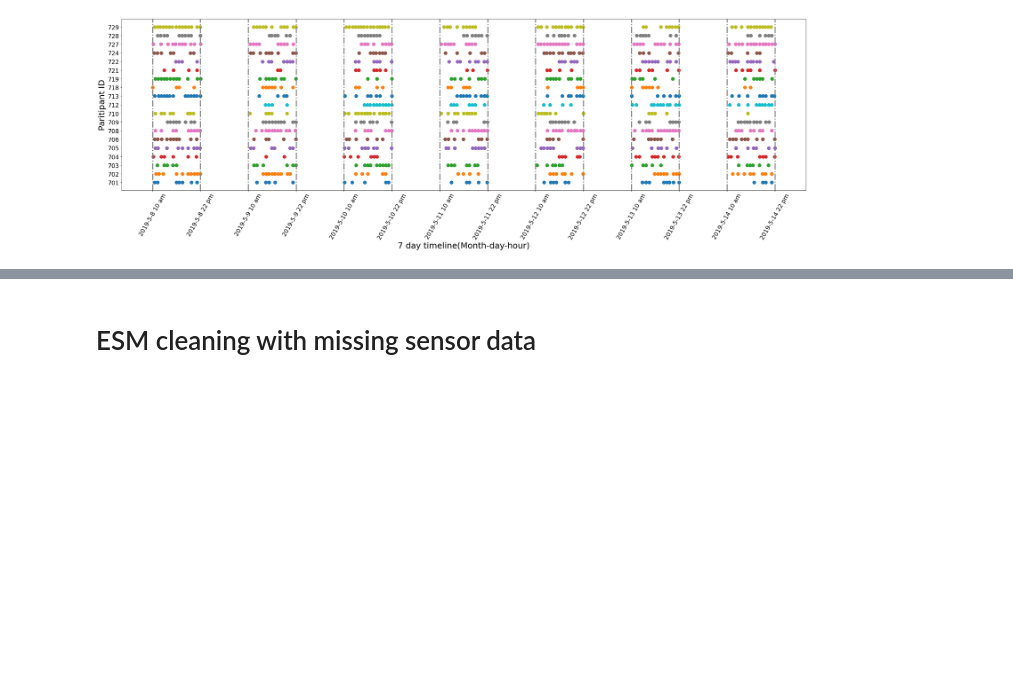
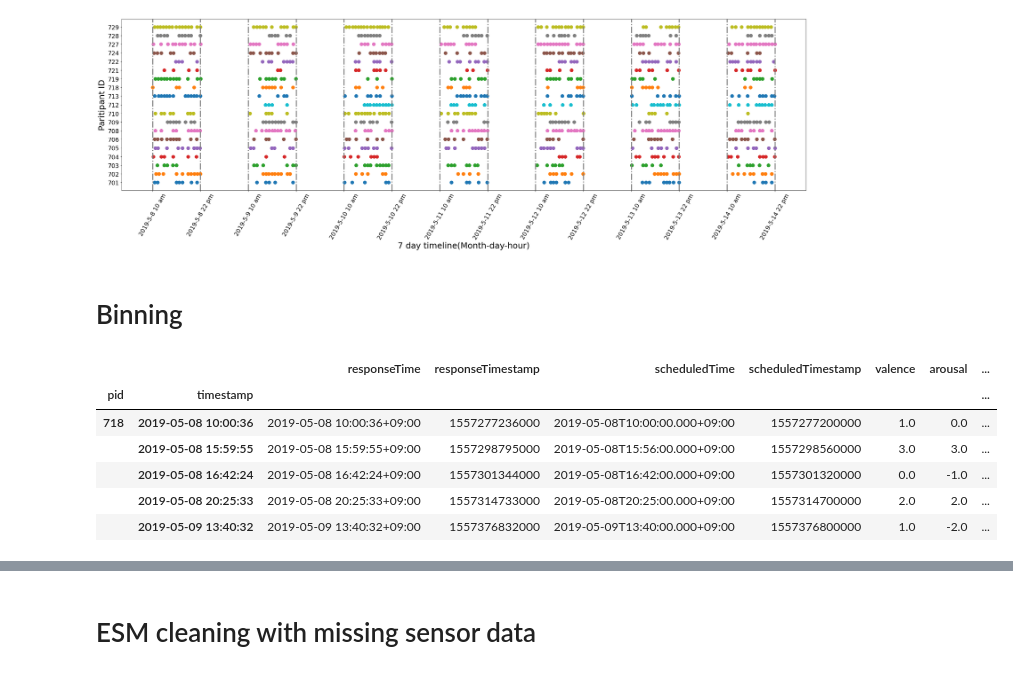
Before and after one commit to Jumabek/receptivity, a Jupyter notebook: eda/outcome_variable.ipynb, the cells around one changed output, grey strips where cells are left out. Cells and saved outputs as stored; diff of their text form; code cells hidden in the pictures; blank space fills up the shorter version.

```diff
--- a/eda/outcome_variable.ipynb
+++ b/eda/outcome_variable.ipynb
@@ -287,3 +283,30 @@ for groupname in groups.keys():
 [figure]
 [figure]
 [figure]
+# %% [markdown]
+# Binning
+# %%
+
+LABEL_DTYPES = {
+            'valence':float
+            ,'arousal': float
+            ,'attention': float
+            ,'stress': float
+            ,'duration': float
+            ,'change': float
+            , 'pid':str
+        }
+labels = pd.read_csv(join(DATAROOT,'cleaned_esm_data.csv'),
+ dtype=LABEL_DTYPES,
+                     parse_dates=['timestamp'])
+
+labels.set_index(['pid','timestamp'], inplace=True)
+labels.head()
+# %% [output]
+|  |  | responseTime | responseTimestamp | scheduledTime | scheduledTimestamp | valence | arousal | ... |
+| pid | timestamp |  |  |  |  |  |  | ... |
+| 718 | 2019-05-08 10:00:36 | 2019-05-08 10:00:36+09:00 | 1557277236000 | 2019-05-08T10:00:00.000+09:00 | 1557277200000 | 1.0 | 0.0 | ... |
+|  | 2019-05-08 15:59:55 | 2019-05-08 15:59:55+09:00 | 1557298795000 | 2019-05-08T15:56:00.000+09:00 | 1557298560000 | 3.0 | 3.0 | ... |
+|  | 2019-05-08 16:42:24 | 2019-05-08 16:42:24+09:00 | 1557301344000 | 2019-05-08T16:42:00.000+09:00 | 1557301320000 | 0.0 | -1.0 | ... |
+|  | 2019-05-08 20:25:33 | 2019-05-08 20:25:33+09:00 | 1557314733000 | 2019-05-08T20:25:00.000+09:00 | 1557314700000 | 2.0 | 2.0 | ... |
+|  | 2019-05-09 13:40:32 | 2019-05-09 13:40:32+09:00 | 1557376832000 | 2019-05-09T13:40:00.000+09:00 | 1557376800000 | 1.0 | -2.0 | ... |
```
Also changed, not shown: parts of 5 cells of this notebook, 1 other file.
